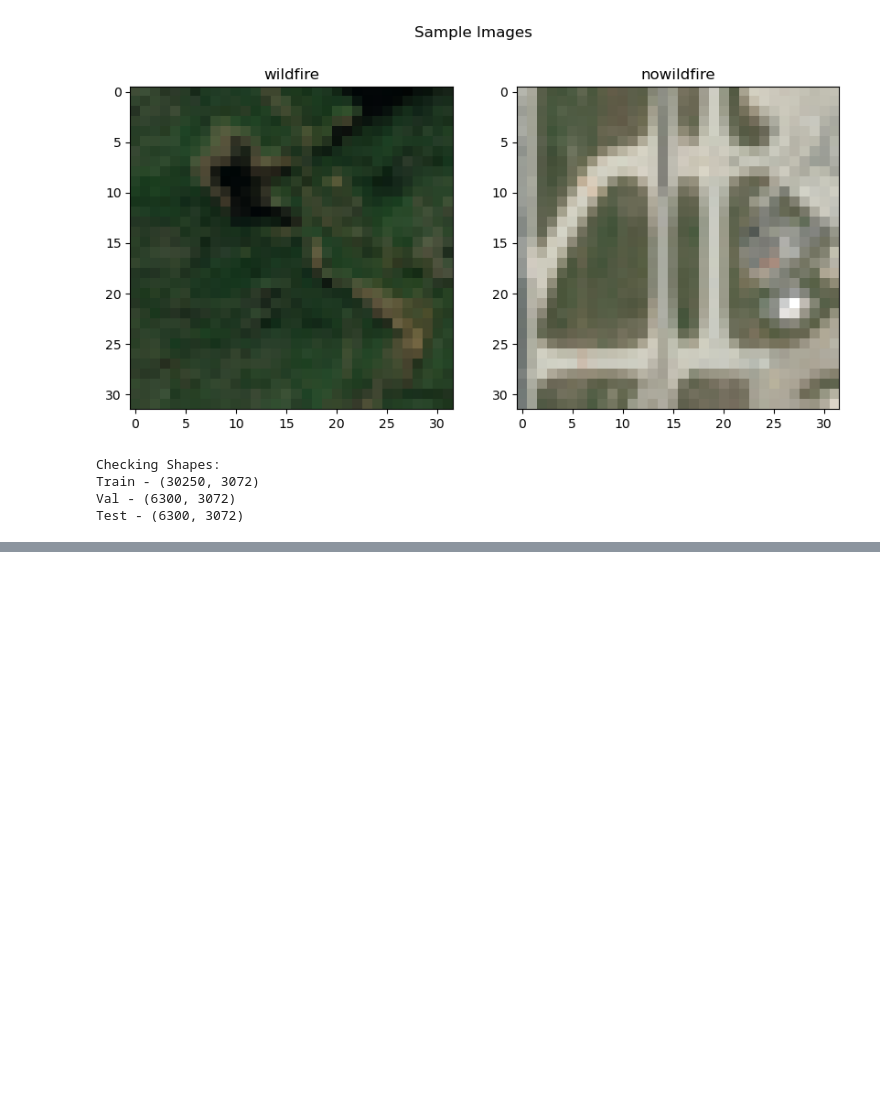
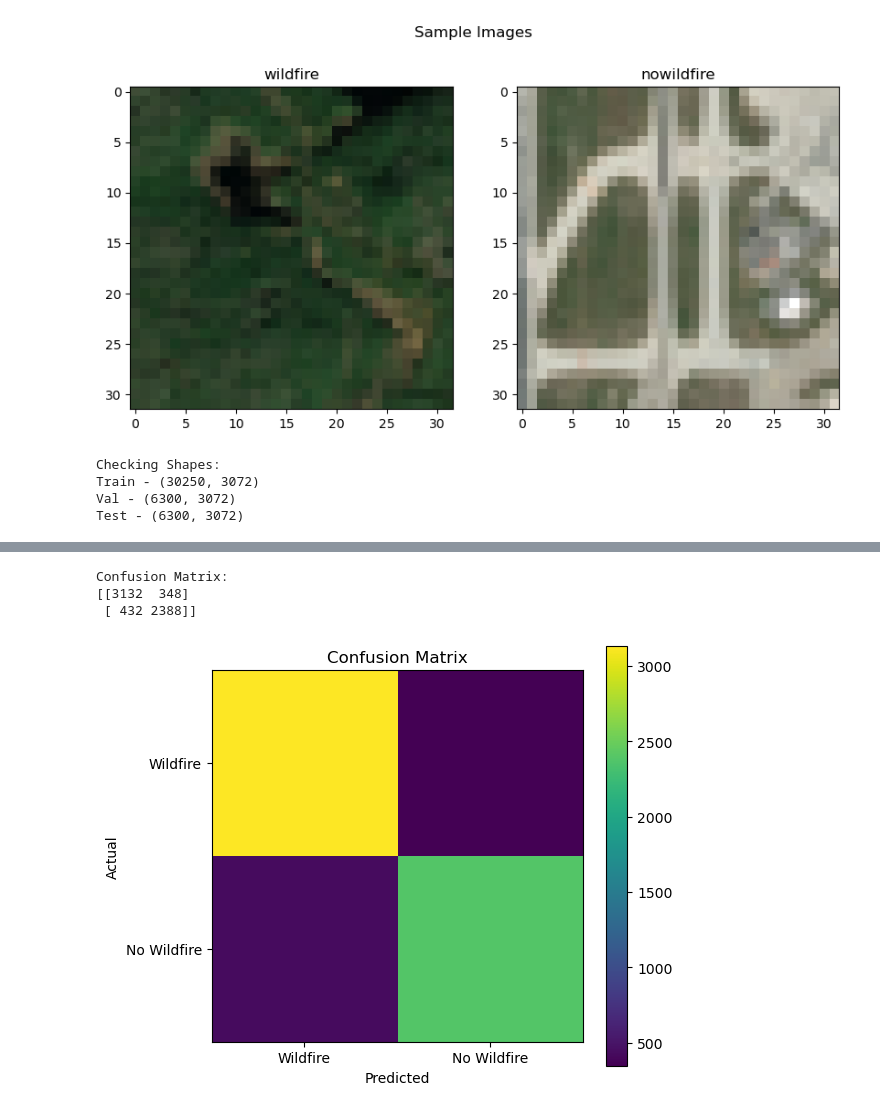
Before and after one commit to khushikhan0/ds4420_project, a Jupyter notebook: mlp.ipynb, the cells around one changed output, grey strips where cells are left out. Saved outputs shown, nothing was run; the diff lists cells and outputs as text; code cells hidden in the pictures; blank space fills up the shorter version.

```diff
--- a/mlp.ipynb
+++ b/mlp.ipynb
@@ -368,3 +380,25 @@ print(classification_report(y_test, y_pred))
 # %%
+confusion_matrix = confusion_matrix(y_test, y_pred)
 print("Confusion Matrix:")
-print(confusion_matrix(y_test, y_pred))
+print(confusion_matrix)
+# %% [output]
+Confusion Matrix:
+[[3132  348]
+ [ 432 2388]]
+# %%
+fig, ax = plt.subplots(figsize=(6, 5))
+im = ax.imshow(confusion_matrix)
+
+ax.set_xticks([0, 1])
+ax.set_yticks([0, 1])
+ax.set_xticklabels(["Wildfire", "No Wildfire"])
+ax.set_yticklabels(["Wildfire", "No Wildfire"])
+ax.set_xlabel("Predicted")
+ax.set_ylabel("Actual")
+ax.set_title("Confusion Matrix")
+
+plt.colorbar(im)
+plt.tight_layout()
+plt.show()
+# %% [output]
+[figure, added]
```
Also changed, not shown: parts of 6 cells of this notebook.
